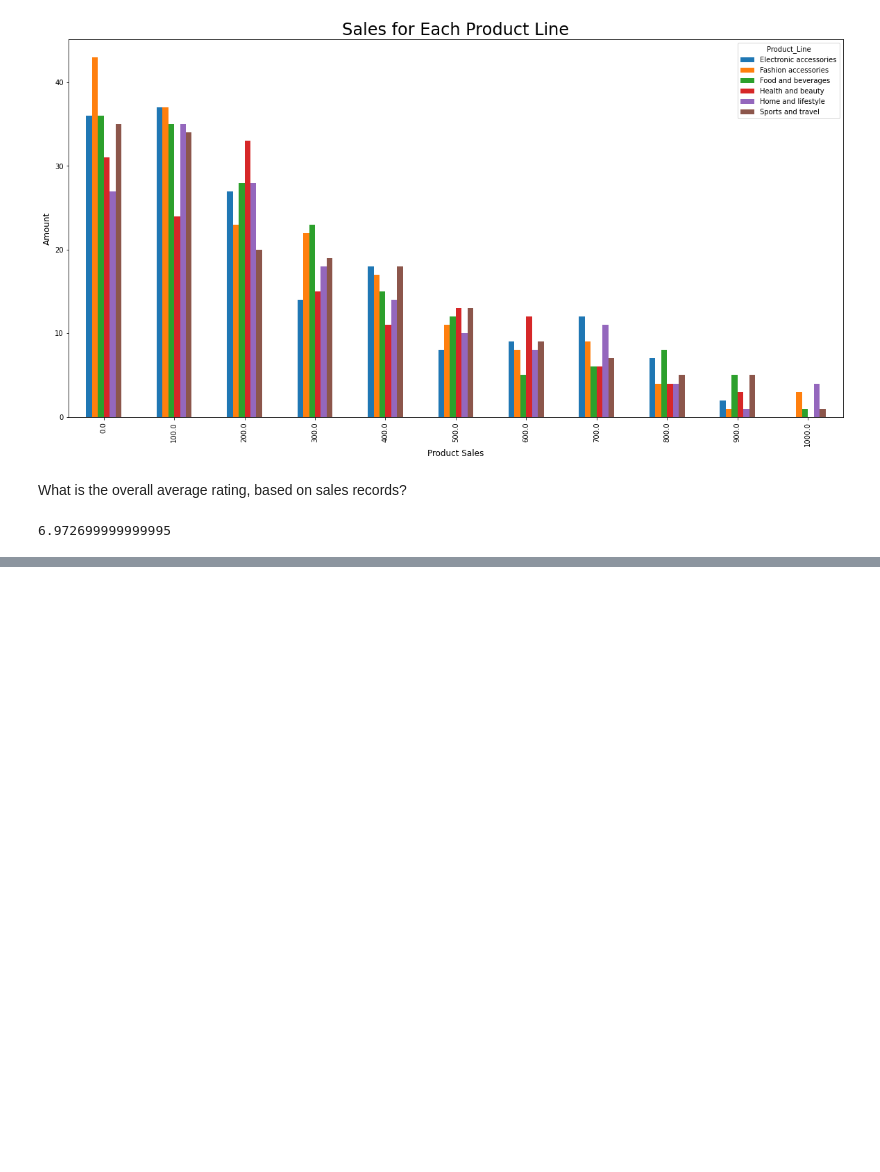
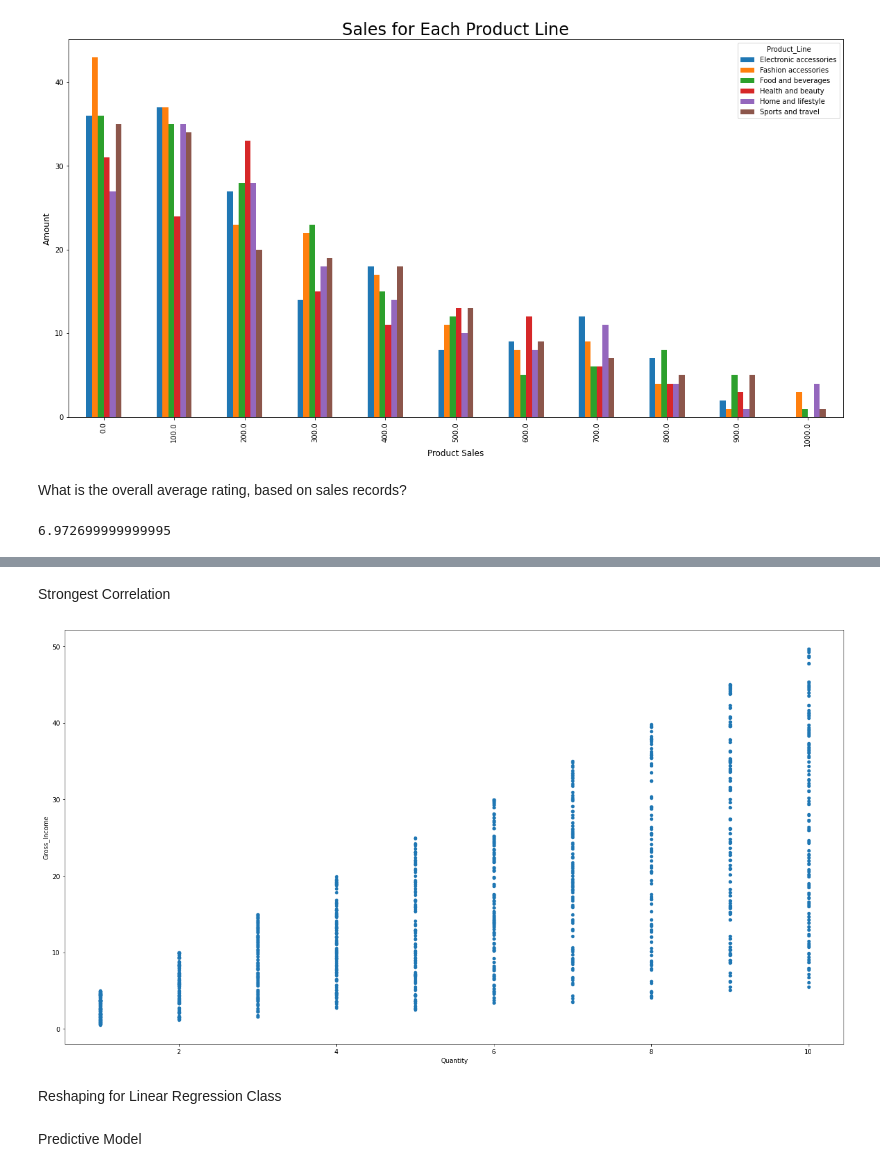
Before and after one commit to dmcbdh31/Sales-Analysis, a Jupyter notebook: Sales_Analysis.ipynb, the cells around one changed output, grey strips where cells are left out. Saved outputs shown, nothing was run; the diff lists cells and outputs as text; code cells hidden in the pictures; blank space fills up the shorter version.

```diff
--- a/Sales_Analysis.ipynb
+++ b/Sales_Analysis.ipynb
@@ -131,0 +161,8 @@ remotedf["Rating"].mean()
+# %% [markdown]
+Strongest Correlation
+# %%
+remotedf.plot.scatter(x="Quantity", y="Gross_Income", figsize=(22,12));
+# %% [output]
+[figure, added]
+# %% [markdown]
+Reshaping for Linear Regression Class
@@ -131,0 +175,2 @@ remotedf["Rating"].mean()
+# %% [markdown]
+Predictive Model
```
Also changed, not shown: parts of 11 cells of this notebook.
